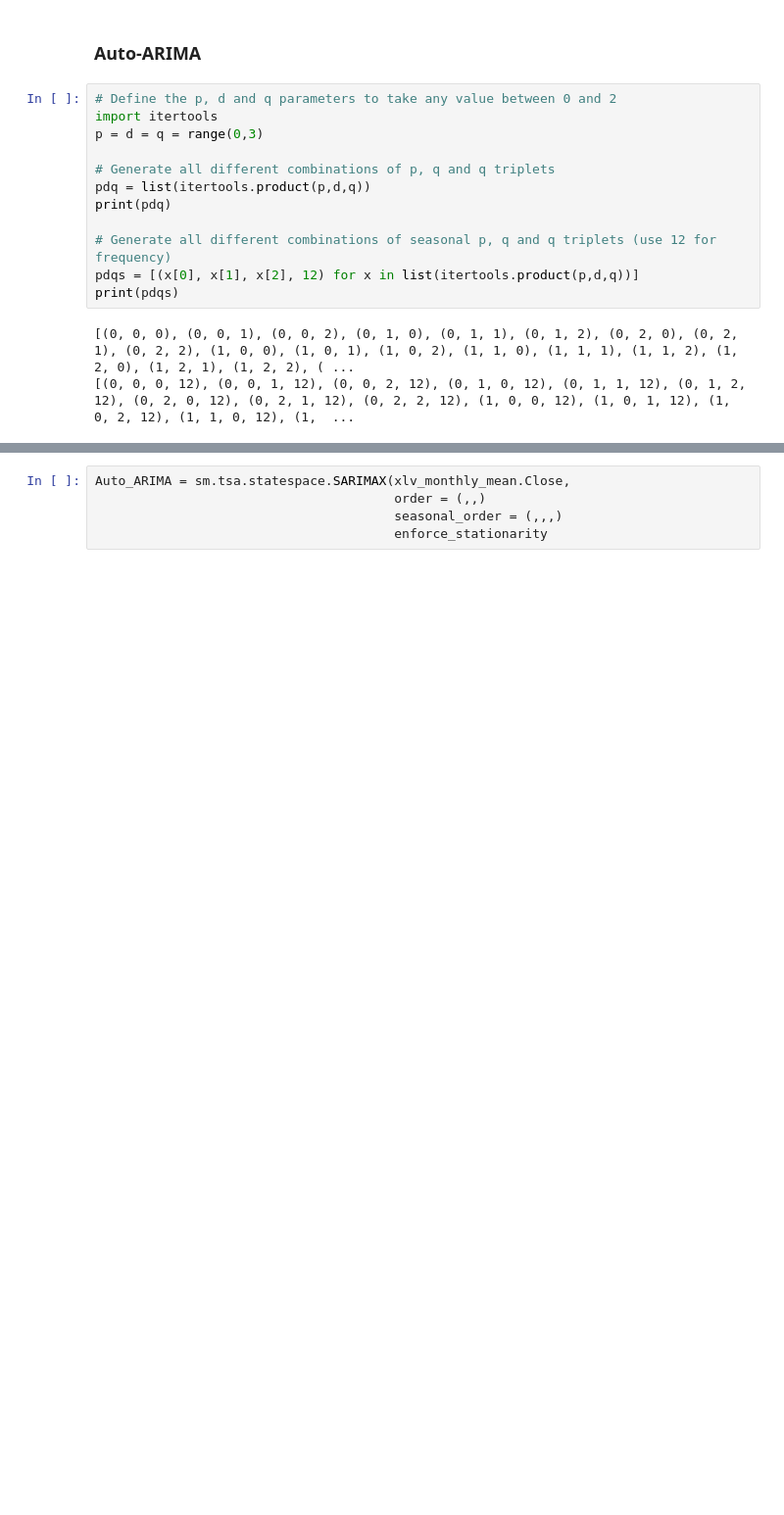
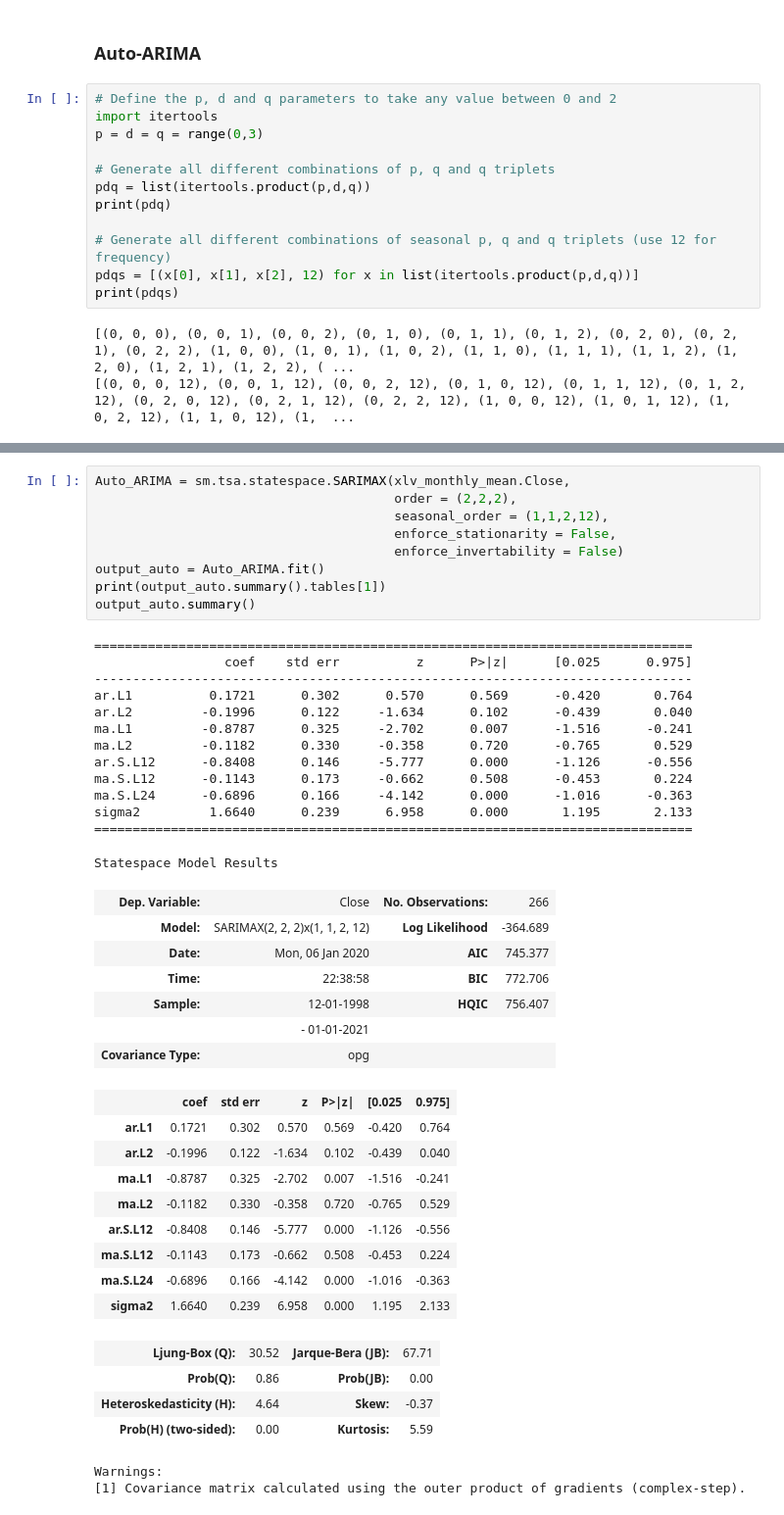
Before and after one commit to andrewcole33/xlv_time_series_analysis, a Jupyter notebook: XLV_time_series.ipynb, the cells around one changed output, grey strips where cells are left out. Shown: that part at 98% size. Cells and saved outputs as stored; diff of their text form; blank space fills up the shorter version.

Commit message:
Complete AUTO-ARIMA, fit model with given order

```diff
--- a/XLV_time_series.ipynb
+++ b/XLV_time_series.ipynb
@@ -334,5 +366,45 @@ ans_df.loc[ans_df['aic'].idxmin()]
 # %%
 Auto_ARIMA = sm.tsa.statespace.SARIMAX(xlv_monthly_mean.Close,
-                                       order = (,,)
-                                       seasonal_order = (,,,)
-                                       enforce_stationarity
+                                       order = (2,2,2),
+                                       seasonal_order = (1,1,2,12),
+                                       enforce_stationarity = False,
+                                       enforce_invertability = False)
+output_auto = Auto_ARIMA.fit()
+print(output_auto.summary().tables[1])
+output_auto.summary()
+# %% [output]
+==============================================================================
+                 coef    std err          z      P>|z|      [0.025      0.975]
+------------------------------------------------------------------------------
+ar.L1          0.1721      0.302      0.570      0.569      -0.420       0.764
+ar.L2         -0.1996      0.122     -1.634      0.102      -0.439       0.040
+ma.L1         -0.8787      0.325     -2.702      0.007      -1.516      -0.241
+ma.L2         -0.1182      0.330     -0.358      0.720      -0.765       0.529
+ar.S.L12      -0.8408      0.146     -5.777      0.000      -1.126      -0.556
+ma.S.L12      -0.1143      0.173     -0.662      0.508      -0.453       0.224
+ma.S.L24      -0.6896      0.166     -4.142      0.000      -1.016      -0.363
+sigma2         1.6640      0.239      6.958      0.000       1.195       2.133
+==============================================================================
+Statespace Model Results
+| Dep. Variable: | Close | No. Observations: | 266 |
+| Model: | SARIMAX(2, 2, 2)x(1, 1, 2, 12) | Log Likelihood | -364.689 |
+| Date: | Mon, 06 Jan 2020 | AIC | 745.377 |
+| Time: | 22:38:58 | BIC | 772.706 |
+| Sample: | 12-01-1998 | HQIC | 756.407 |
+|  | - 01-01-2021 |  |  |
+| Covariance Type: | opg |  |  |
+|  | coef | std err | z | P>|z| | [0.025 | 0.975] |
+| ar.L1 | 0.1721 | 0.302 | 0.570 | 0.569 | -0.420 | 0.764 |
+| ar.L2 | -0.1996 | 0.122 | -1.634 | 0.102 | -0.439 | 0.040 |
+| ma.L1 | -0.8787 | 0.325 | -2.702 | 0.007 | -1.516 | -0.241 |
+| ma.L2 | -0.1182 | 0.330 | -0.358 | 0.720 | -0.765 | 0.529 |
+| ar.S.L12 | -0.8408 | 0.146 | -5.777 | 0.000 | -1.126 | -0.556 |
+| ma.S.L12 | -0.1143 | 0.173 | -0.662 | 0.508 | -0.453 | 0.224 |
+| ma.S.L24 | -0.6896 | 0.166 | -4.142 | 0.000 | -1.016 | -0.363 |
+| sigma2 | 1.6640 | 0.239 | 6.958 | 0.000 | 1.195 | 2.133 |
+| Ljung-Box (Q): | 30.52 | Jarque-Bera (JB): | 67.71 |
+| Prob(Q): | 0.86 | Prob(JB): | 0.00 |
+| Heteroskedasticity (H): | 4.64 | Skew: | -0.37 |
+| Prob(H) (two-sided): | 0.00 | Kurtosis: | 5.59 |
+Warnings:
+[1] Covariance matrix calculated using the outer product of gradients (complex-step).
```
Also changed, not shown: parts of 10 cells of this notebook, 2 other files.
